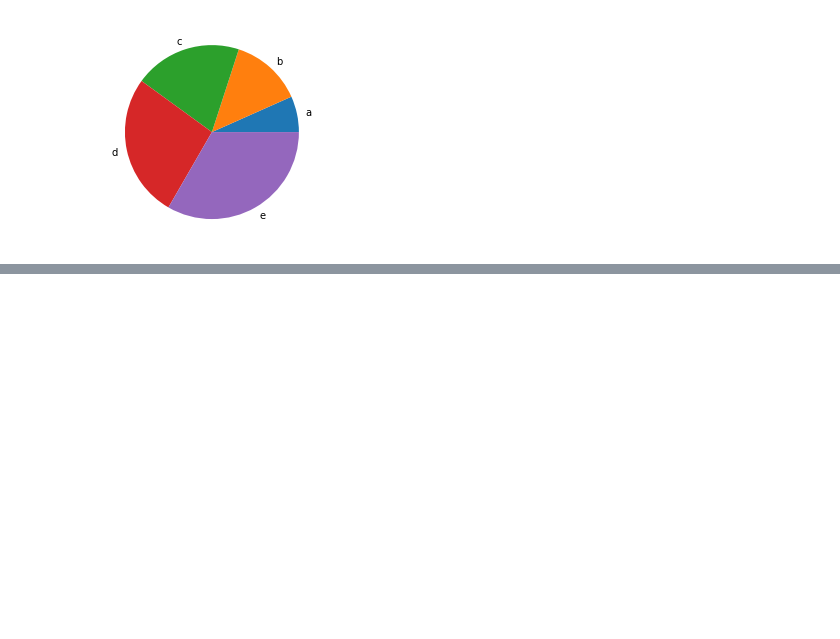
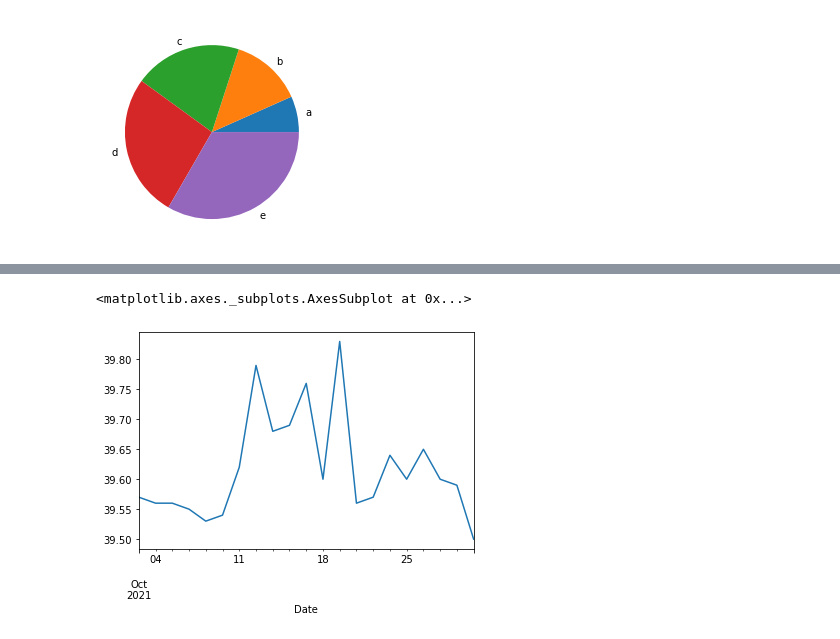
Before and after one commit to liangming1225/pythonclass, a Jupyter notebook: python20220829.ipynb, the cells around one changed output, grey strips where cells are left out. Saved outputs shown, nothing was run; the diff lists cells and outputs as text; code cells hidden in the pictures; blank space fills up the shorter version.

```diff
--- a/python20220829.ipynb
+++ b/python20220829.ipynb
@@ -788,0 +871,5 @@ plt.pie(x, labels=c)
+# %%
+df['2021-10']['Close'].plot()
+# %% [output]
+<matplotlib.axes._subplots.AxesSubplot at 0x...>
+[figure, added]
```
Also changed, not shown: parts of 29 cells of this notebook.
